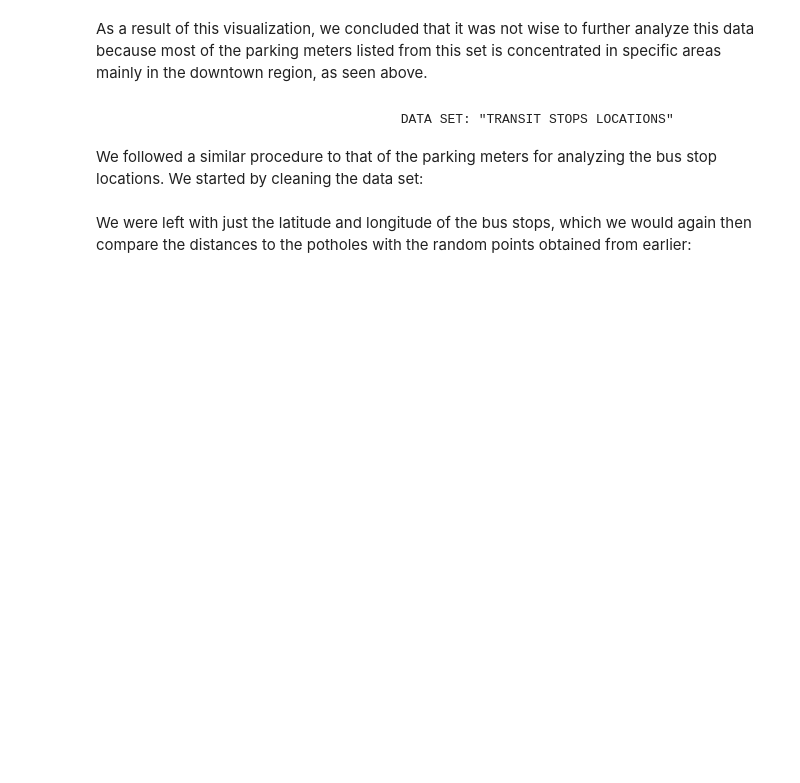
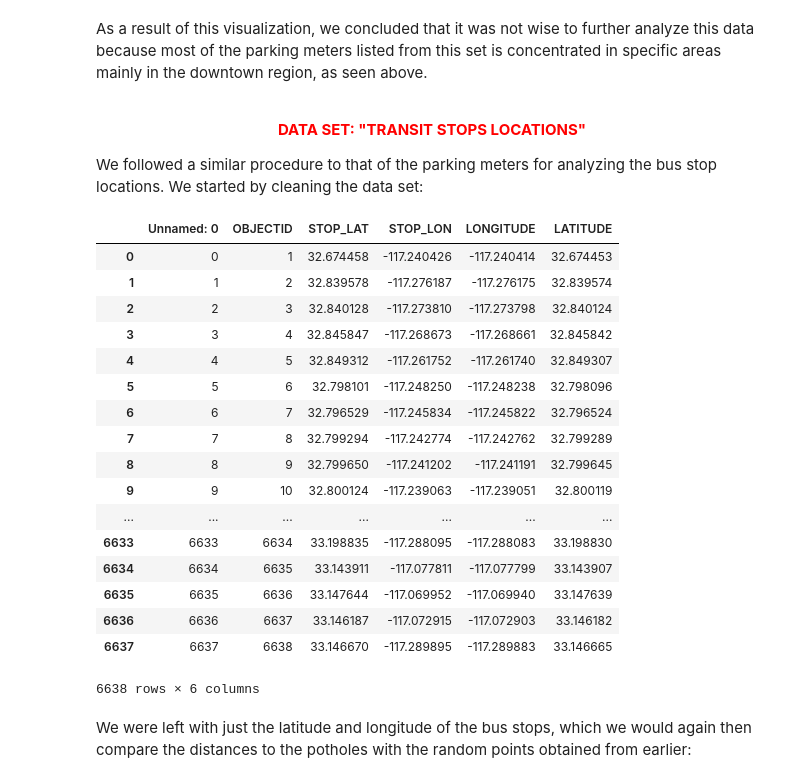
Before and after one commit to mac011/Pr_087, a Jupyter notebook: Pr_087_HackathonSubmission.ipynb, the cells around one changed output. Saved outputs shown, nothing was run; the diff lists cells and outputs as text; code cells hidden in the pictures; blank space fills up the shorter version.

```diff
--- a/Pr_087_HackathonSubmission.ipynb
+++ b/Pr_087_HackathonSubmission.ipynb
@@ -242,7 +262,6 @@ Image("plots/arcgispots.png")
 # %% [markdown]
 As a result of this visualization, we concluded that it was not wise to further analyze this data because most of the parking meters listed from this set is concentrated in specific areas mainly in the downtown region, as seen above.
 # %% [markdown]
-                                         DATA SET: "TRANSIT STOPS LOCATIONS"
-
+<p><center><font color="red"><b>DATA SET: "TRANSIT STOPS LOCATIONS" </b></font></center></p>
 We followed a similar procedure to that of the parking meters for analyzing the bus stop locations. We started by cleaning the data set:
 # %%
@@ -254,5 +273,25 @@ We followed a similar procedure to that of the parking meters for analyzing the
 # %%
-##cleaned out data frame
-#clean_bus_stops
+#cleaned out data frame visual of bus stops
+bus_stops= pd.read_csv('clean_data/clean_bus_stops.csv')
+bus_stops
+# %% [output]
+|  | Unnamed: 0 | OBJECTID | STOP_LAT | STOP_LON | LONGITUDE | LATITUDE |
+| 0 | 0 | 1 | 32.674458 | -117.240426 | -117.240414 | 32.674453 |
+| 1 | 1 | 2 | 32.839578 | -117.276187 | -117.276175 | 32.839574 |
+| 2 | 2 | 3 | 32.840128 | -117.273810 | -117.273798 | 32.840124 |
+| 3 | 3 | 4 | 32.845847 | -117.268673 | -117.268661 | 32.845842 |
+| 4 | 4 | 5 | 32.849312 | -117.261752 | -117.261740 | 32.849307 |
+| 5 | 5 | 6 | 32.798101 | -117.248250 | -117.248238 | 32.798096 |
+| 6 | 6 | 7 | 32.796529 | -117.245834 | -117.245822 | 32.796524 |
+| 7 | 7 | 8 | 32.799294 | -117.242774 | -117.242762 | 32.799289 |
+| 8 | 8 | 9 | 32.799650 | -117.241202 | -117.241191 | 32.799645 |
+| 9 | 9 | 10 | 32.800124 | -117.239063 | -117.239051 | 32.800119 |
+| ... | ... | ... | ... | ... | ... | ... |
+| 6633 | 6633 | 6634 | 33.198835 | -117.288095 | -117.288083 | 33.198830 |
+| 6634 | 6634 | 6635 | 33.143911 | -117.077811 | -117.077799 | 33.143907 |
+| 6635 | 6635 | 6636 | 33.147644 | -117.069952 | -117.069940 | 33.147639 |
+| 6636 | 6636 | 6637 | 33.146187 | -117.072915 | -117.072903 | 33.146182 |
+| 6637 | 6637 | 6638 | 33.146670 | -117.289895 | -117.289883 | 33.146665 |
+6638 rows × 6 columns
 # %% [markdown]
 We were left with just the latitude and longitude of the bus stops, which we would again then compare the distances to the potholes with the random points obtained from earlier:
```
Also changed, not shown: parts of 19 cells of this notebook, 1 other file.
